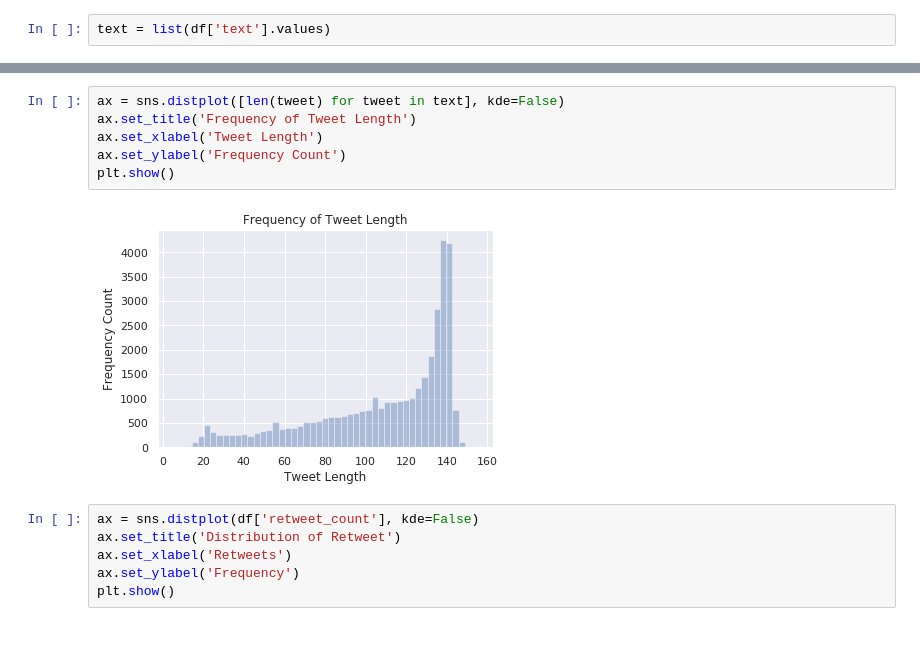
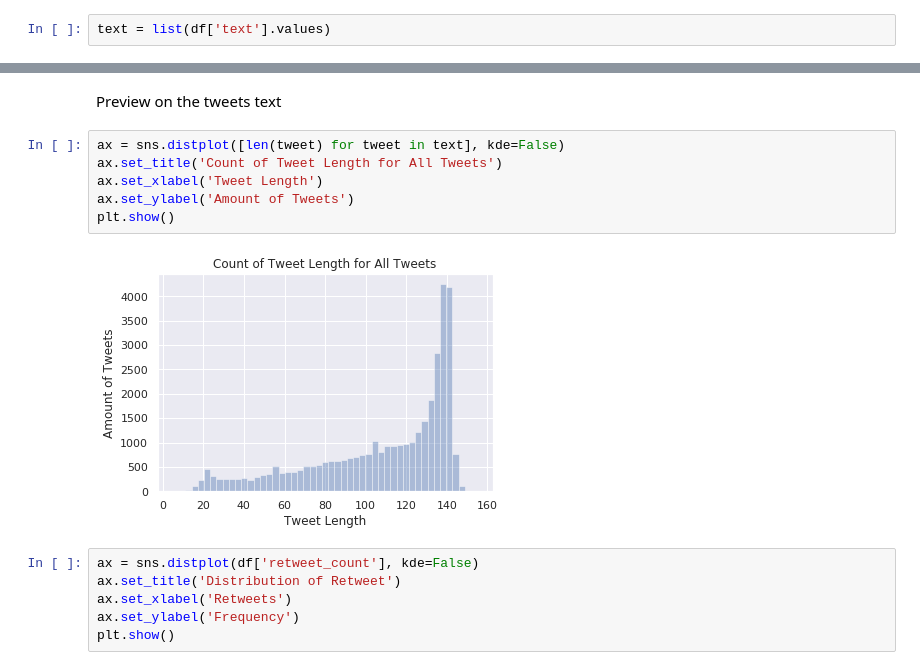
Before and after one commit to nakarinh14/eda-nlp-tweet, a Jupyter notebook: trump-tweets-eda.ipynb, the cells around one changed output, grey strips where cells are left out. Drawn from its saved outputs; the diff is of its cells as text; blank space fills up the shorter version.

```diff
--- a/trump-tweets-eda.ipynb
+++ b/trump-tweets-eda.ipynb
@@ -218,11 +256,13 @@ text = list(df['text'].values)
+# %% [markdown]
+Preview on the tweets text
 # %%
 ax = sns.distplot([len(tweet) for tweet in text], kde=False)
-ax.set_title('Frequency of Tweet Length')
+ax.set_title('Count of Tweet Length for All Tweets')
 ax.set_xlabel('Tweet Length')
-ax.set_ylabel('Frequency Count')
+ax.set_ylabel('Amount of Tweets')
 plt.show()
 # %% [output]
-[figure, old version]
+[figure, new version]
 # %%
 ax = sns.distplot(df['retweet_count'], kde=False)
 ax.set_title('Distribution of Retweet')
```
Also changed, not shown: parts of 25 cells of this notebook.
